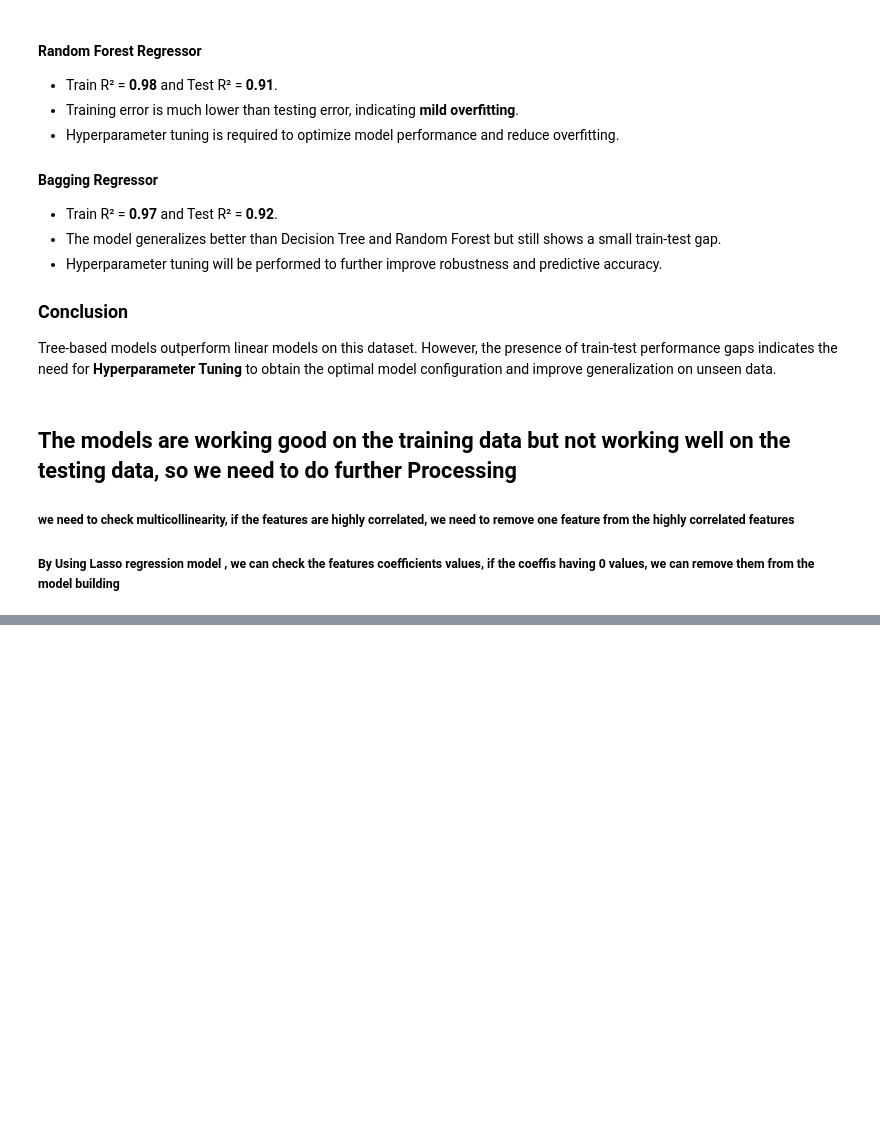
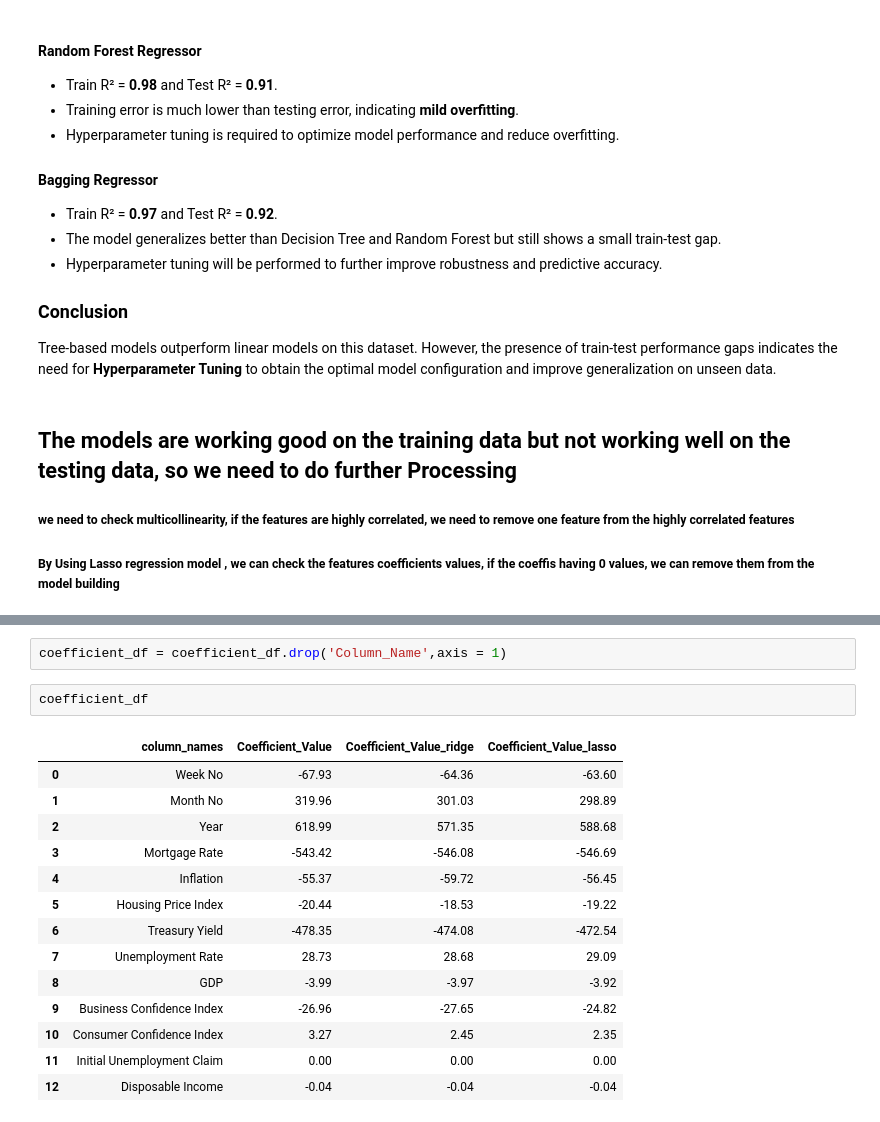
Before and after one commit to karthikeya-1508/ML_prac_files, a Jupyter notebook: Regression_Projects/Refinance_Project/Refinance_muticollinearity_Standardisation_Hyper_parameter_Tuning_LR_L1_L2_RF_XGBoost.ipynb, the cells around one changed output, grey strips where cells are left out. Cells and saved outputs as stored; diff of their text form; blank space fills up the shorter version.

```diff
--- a/Regression_Projects/Refinance_Project/Refinance_muticollinearity_Standardisation_Hyper_parameter_Tuning_LR_L1_L2_RF_XGBoost.ipynb
+++ b/Regression_Projects/Refinance_Project/Refinance_muticollinearity_Standardisation_Hyper_parameter_Tuning_LR_L1_L2_RF_XGBoost.ipynb
@@ -379,0 +525,19 @@ Tree-based models outperform linear models on this dataset. However, the presenc
+# %%
+coefficient_df = coefficient_df.drop('Column_Name',axis = 1)
+# %%
+coefficient_df
+# %% [output]
+|  | column_names | Coefficient_Value | Coefficient_Value_ridge | Coefficient_Value_lasso |
+| 0 | Week No | -67.93 | -64.36 | -63.60 |
+| 1 | Month No | 319.96 | 301.03 | 298.89 |
+| 2 | Year | 618.99 | 571.35 | 588.68 |
+| 3 | Mortgage Rate | -543.42 | -546.08 | -546.69 |
+| 4 | Inflation | -55.37 | -59.72 | -56.45 |
+| 5 | Housing Price Index | -20.44 | -18.53 | -19.22 |
+| 6 | Treasury Yield | -478.35 | -474.08 | -472.54 |
+| 7 | Unemployment Rate | 28.73 | 28.68 | 29.09 |
+| 8 | GDP | -3.99 | -3.97 | -3.92 |
+| 9 | Business Confidence Index | -26.96 | -27.65 | -24.82 |
+| 10 | Consumer Confidence Index | 3.27 | 2.45 | 2.35 |
+| 11 | Initial Unemployment Claim | 0.00 | 0.00 | 0.00 |
+| 12 | Disposable Income | -0.04 | -0.04 | -0.04 |
```
Also changed, not shown: parts of 24 cells of this notebook, 1 other file.
